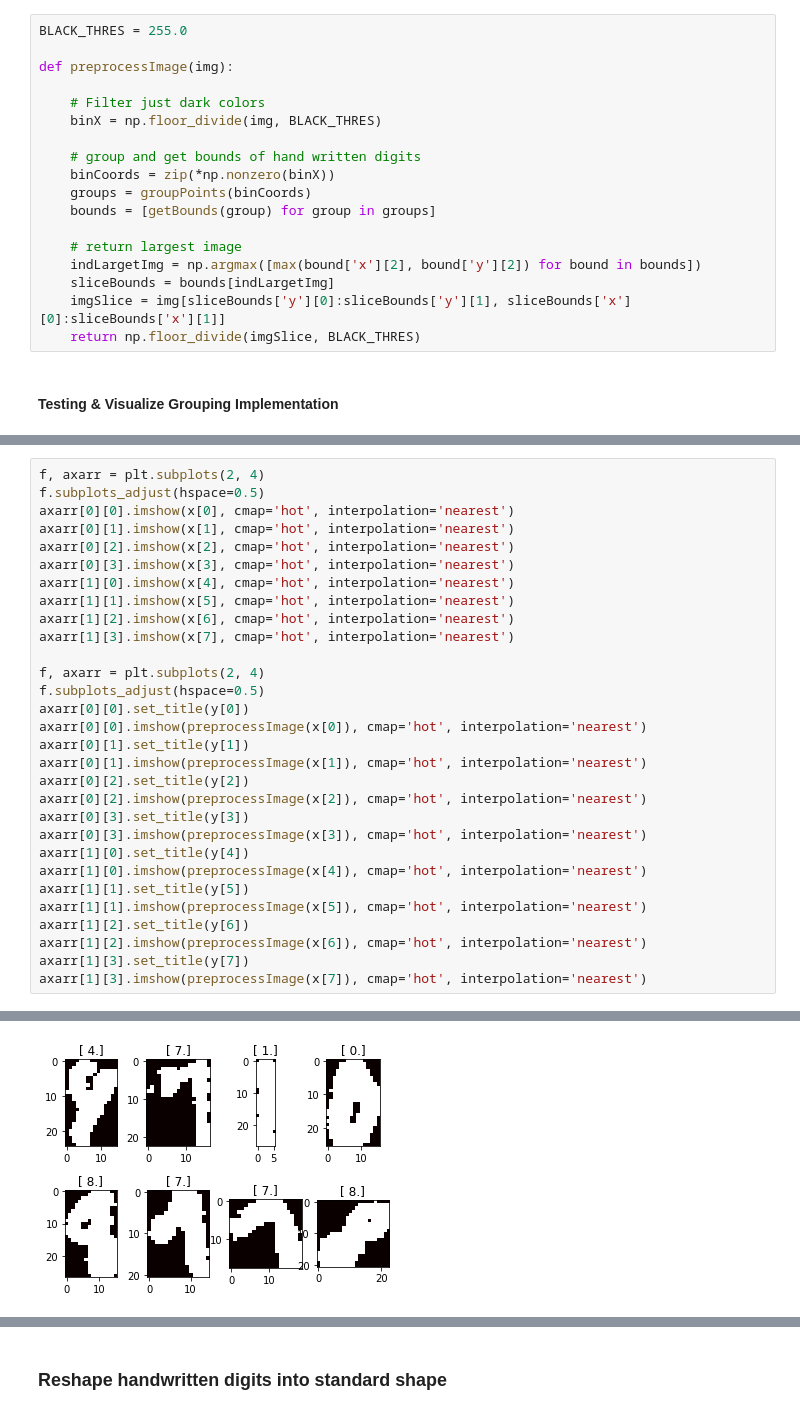
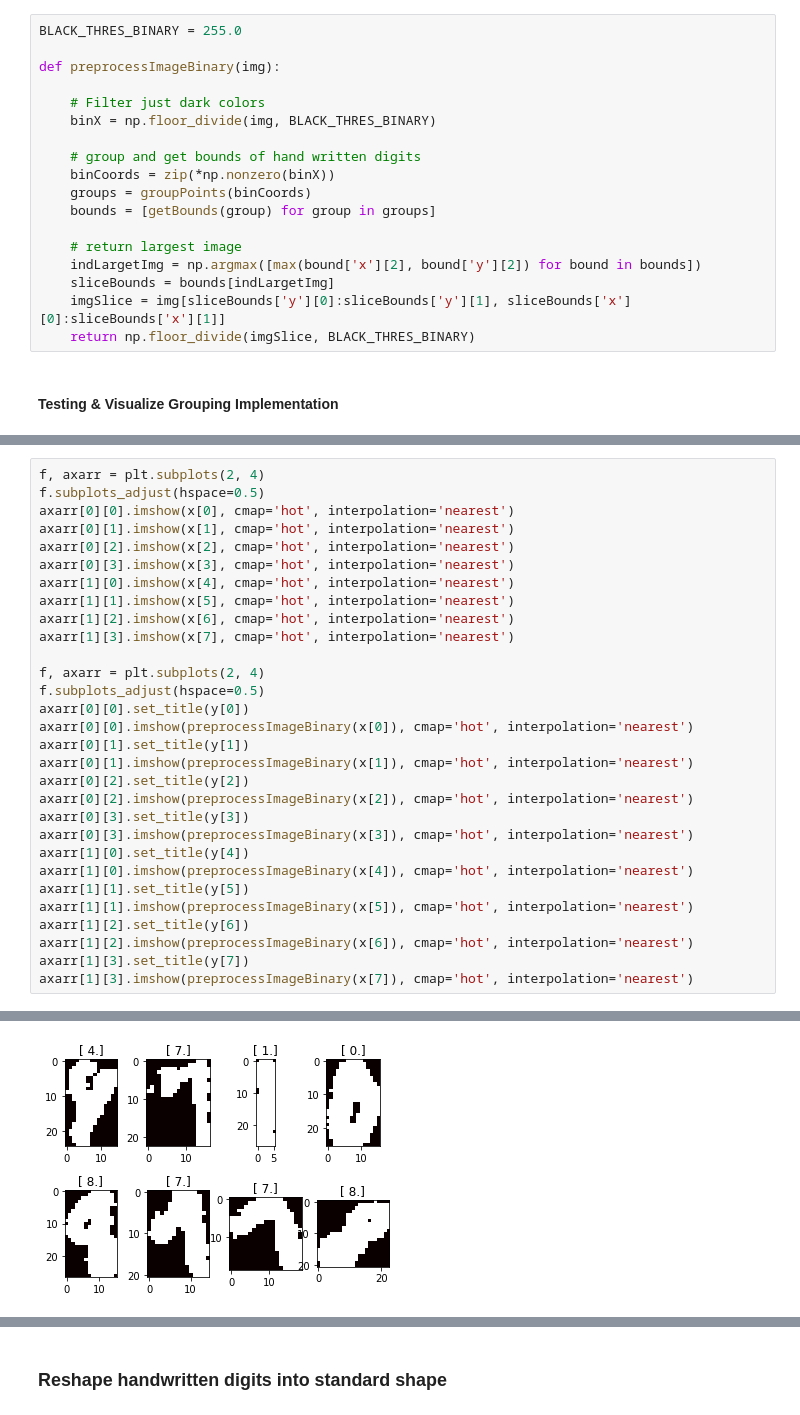
Before and after one commit to Angus-McLean/COMP551-Competition, a Jupyter notebook: 0_DataPreprocessing.ipynb, the cells around one changed output, grey strips where cells are left out. Cells and saved outputs as stored; diff of their text form.

```diff
--- a/0_DataPreprocessing.ipynb
+++ b/0_DataPreprocessing.ipynb
@@ -72,12 +72,12 @@ def getBounds(group):
         'y' : (mins[0], maxs[0], maxs[0] - mins[0])
     }
 # %%
-BLACK_THRES = 255.0
+BLACK_THRES_BINARY = 255.0
 
-def preprocessImage(img):
+def preprocessImageBinary(img):
 
     # Filter just dark colors
-    binX = np.floor_divide(img, BLACK_THRES)
+    binX = np.floor_divide(img, BLACK_THRES_BINARY)
 
     # group and get bounds of hand written digits
     binCoords = zip(*np.nonzero(binX))
@@ -88,7 +88,7 @@ def preprocessImage(img):
     indLargetImg = np.argmax([max(bound['x'][2], bound['y'][2]) for bound in bounds])
     sliceBounds = bounds[indLargetImg]
     imgSlice = img[sliceBounds['y'][0]:sliceBounds['y'][1], sliceBounds['x'][0]:sliceBounds['x'][1]]
-    return np.floor_divide(imgSlice, BLACK_THRES)
+    return np.floor_divide(imgSlice, BLACK_THRES_BINARY)
 # %% [markdown]
 #### Testing & Visualize Grouping Implementation
 # %%
@@ -101,35 +135,35 @@ plt.imshow(tmp, cmap='hot', interpolation='nearest')
 # %%
 f, axarr = plt.subplots(2, 4)
 f.subplots_adjust(hspace=0.5)
 axarr[0][0].imshow(x[0], cmap='hot', interpolation='nearest')
 axarr[0][1].imshow(x[1], cmap='hot', interpolation='nearest')
 axarr[0][2].imshow(x[2], cmap='hot', interpolation='nearest')
 axarr[0][3].imshow(x[3], cmap='hot', interpolation='nearest')
 axarr[1][0].imshow(x[4], cmap='hot', interpolation='nearest')
 axarr[1][1].imshow(x[5], cmap='hot', interpolation='nearest')
 axarr[1][2].imshow(x[6], cmap='hot', interpolation='nearest')
 axarr[1][3].imshow(x[7], cmap='hot', interpolation='nearest')
 
 f, axarr = plt.subplots(2, 4)
 f.subplots_adjust(hspace=0.5)
 axarr[0][0].set_title(y[0])
-axarr[0][0].imshow(preprocessImage(x[0]), cmap='hot', interpolation='nearest')
+axarr[0][0].imshow(preprocessImageBinary(x[0]), cmap='hot', interpolation='nearest')
 axarr[0][1].set_title(y[1])
-axarr[0][1].imshow(preprocessImage(x[1]), cmap='hot', interpolation='nearest')
+axarr[0][1].imshow(preprocessImageBinary(x[1]), cmap='hot', interpolation='nearest')
 axarr[0][2].set_title(y[2])
-axarr[0][2].imshow(preprocessImage(x[2]), cmap='hot', interpolation='nearest')
+axarr[0][2].imshow(preprocessImageBinary(x[2]), cmap='hot', interpolation='nearest')
 axarr[0][3].set_title(y[3])
-axarr[0][3].imshow(preprocessImage(x[3]), cmap='hot', interpolation='nearest')
+axarr[0][3].imshow(preprocessImageBinary(x[3]), cmap='hot', interpolation='nearest')
 axarr[1][0].set_title(y[4])
-axarr[1][0].imshow(preprocessImage(x[4]), cmap='hot', interpolation='nearest')
+axarr[1][0].imshow(preprocessImageBinary(x[4]), cmap='hot', interpolation='nearest')
 axarr[1][1].set_title(y[5])
-axarr[1][1].imshow(preprocessImage(x[5]), cmap='hot', interpolation='nearest')
+axarr[1][1].imshow(preprocessImageBinary(x[5]), cmap='hot', interpolation='nearest')
 axarr[1][2].set_title(y[6])
-axarr[1][2].imshow(preprocessImage(x[6]), cmap='hot', interpolation='nearest')
+axarr[1][2].imshow(preprocessImageBinary(x[6]), cmap='hot', interpolation='nearest')
 axarr[1][3].set_title(y[7])
-axarr[1][3].imshow(preprocessImage(x[7]), cmap='hot', interpolation='nearest')
+axarr[1][3].imshow(preprocessImageBinary(x[7]), cmap='hot', interpolation='nearest')
 # %% [output]
 <matplotlib.image.AxesImage at 0x...>
 [figure]
-[figure, old version]
+[figure, new version]
 # %%
```
Also changed, not shown: parts of 15 cells of this notebook.
